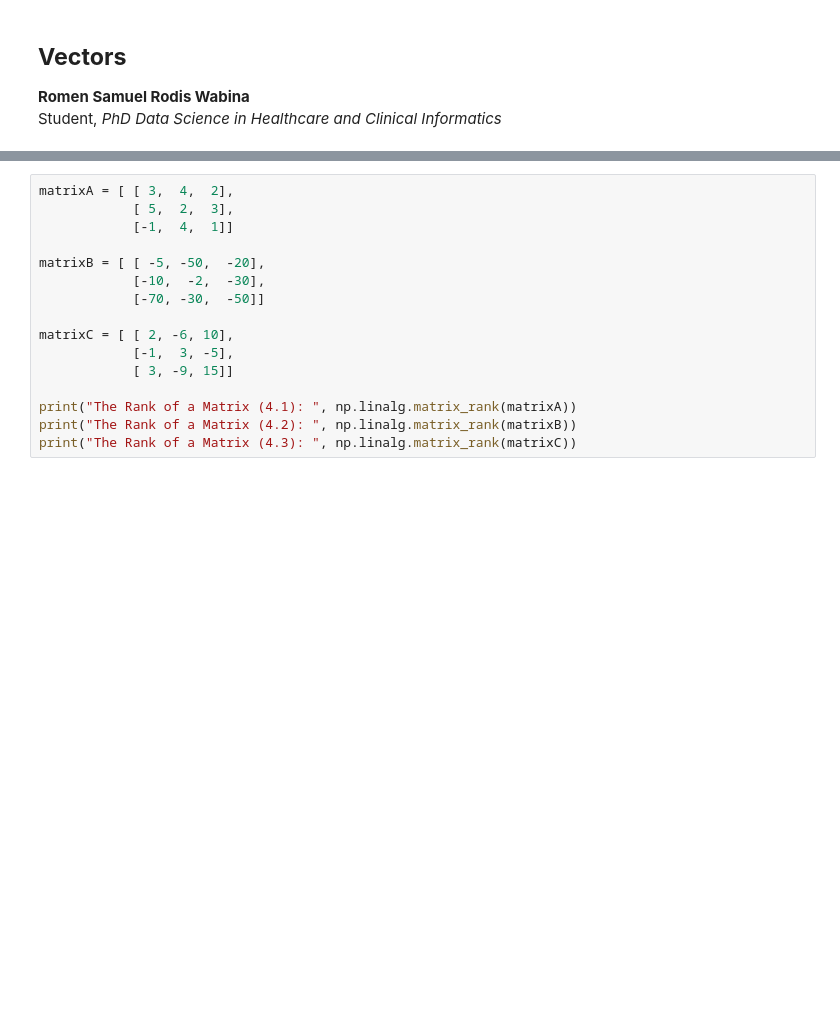
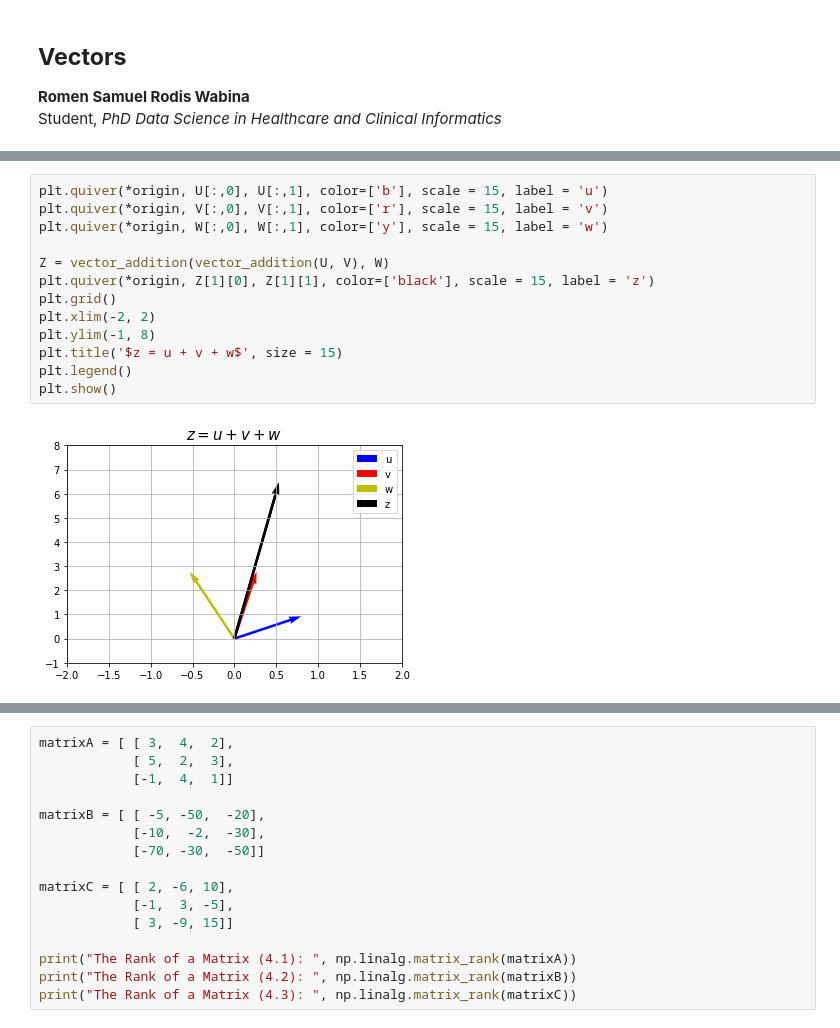
Before and after one commit to rrwabina/RADI603, a Jupyter notebook: Assignments/RADI603_A4_ROMEN/RADI603_A4_ROMEN.ipynb, the cells around one changed output, grey strips where cells are left out. Cells and saved outputs as stored; diff of their text form; blank space fills up the shorter version.

```diff
--- a/Assignments/RADI603_A4_ROMEN/RADI603_A4_ROMEN.ipynb
+++ b/Assignments/RADI603_A4_ROMEN/RADI603_A4_ROMEN.ipynb
@@ -5,0 +50,15 @@ Student, *PhD Data Science in Healthcare and Clinical Informatics* <br>
+# %%
+plt.quiver(*origin, U[:,0], U[:,1], color=['b'], scale = 15, label = 'u')
+plt.quiver(*origin, V[:,0], V[:,1], color=['r'], scale = 15, label = 'v')
+plt.quiver(*origin, W[:,0], W[:,1], color=['y'], scale = 15, label = 'w')
+
+Z = vector_addition(vector_addition(U, V), W)
+plt.quiver(*origin, Z[1][0], Z[1][1], color=['black'], scale = 15, label = 'z')
+plt.grid()
+plt.xlim(-2, 2)
+plt.ylim(-1, 8)
+plt.title('$z = u + v + w$', size = 15)
+plt.legend()
+plt.show()
+# %% [output]
+[figure, added]
```
Also changed, not shown: parts of 16 cells of this notebook.
